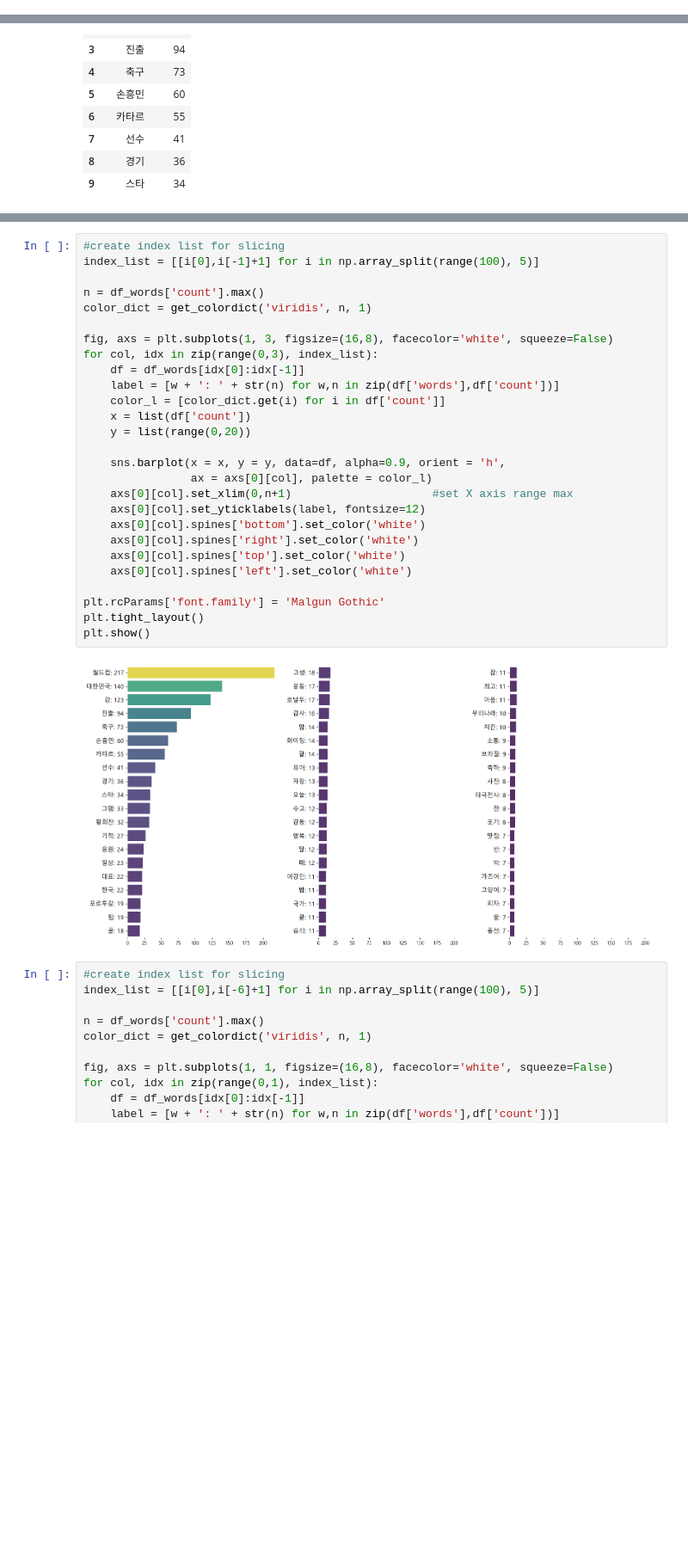
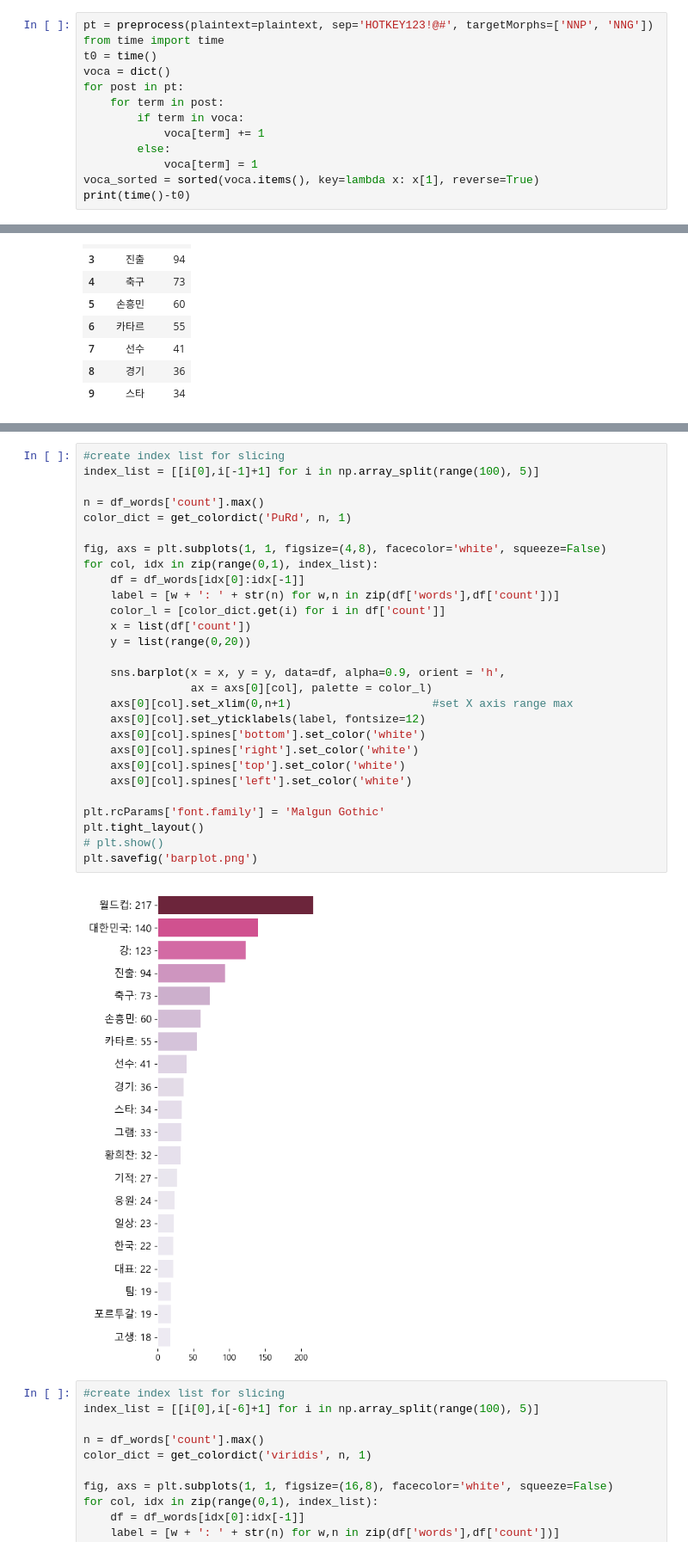
Before and after one commit to Jang-KyungWuk/Hotkey, a Jupyter notebook: HotKey_Instagram/작업중모듈/Namki_ranking_visualization.ipynb, the cells around one changed output, grey strips where cells are left out. Shown at 86% size. Cells and saved outputs as stored; diff of their text form; blank space fills up the shorter version.

Commit message:
ranking visualization, lda using bm25
워드클라우드, 바플롯, 파이플롯 저장
lda는 전처리함수 스팸필터링 기능 사용

```diff
--- a/HotKey_Instagram/작업중모듈/Namki_ranking_visualization.ipynb
+++ b/HotKey_Instagram/작업중모듈/Namki_ranking_visualization.ipynb
@@ -61,0 +86,13 @@ def wordcloud(plaintext, filename, wc_backgroundcolor='black', wc_colormap='autu
+# %%
+pt = preprocess(plaintext=plaintext, sep='HOTKEY123!@#', targetMorphs=['NNP', 'NNG'])
+from time import time
+t0 = time()
+voca = dict()
+for post in pt:
+    for term in post:
+        if term in voca:
+            voca[term] += 1
+        else:
+            voca[term] = 1
+voca_sorted = sorted(voca.items(), key=lambda x: x[1], reverse=True)
+print(time()-t0)
@@ -380,32 +418,33 @@ plt.show()
 # %%
 #create index list for slicing
 index_list = [[i[0],i[-1]+1] for i in np.array_split(range(100), 5)]
 
 n = df_words['count'].max()
-color_dict = get_colordict('viridis', n, 1)
+color_dict = get_colordict('PuRd', n, 1)
 
-fig, axs = plt.subplots(1, 3, figsize=(16,8), facecolor='white', squeeze=False)
-for col, idx in zip(range(0,3), index_list):
+fig, axs = plt.subplots(1, 1, figsize=(4,8), facecolor='white', squeeze=False)
+for col, idx in zip(range(0,1), index_list):
     df = df_words[idx[0]:idx[-1]]
     label = [w + ': ' + str(n) for w,n in zip(df['words'],df['count'])]
     color_l = [color_dict.get(i) for i in df['count']]
     x = list(df['count'])
     y = list(range(0,20))
 
     sns.barplot(x = x, y = y, data=df, alpha=0.9, orient = 'h',
                 ax = axs[0][col], palette = color_l)
     axs[0][col].set_xlim(0,n+1)                     #set X axis range max
     axs[0][col].set_yticklabels(label, fontsize=12)
     axs[0][col].spines['bottom'].set_color('white')
     axs[0][col].spines['right'].set_color('white')
     axs[0][col].spines['top'].set_color('white')
     axs[0][col].spines['left'].set_color('white')
 
 plt.rcParams['font.family'] = 'Malgun Gothic'
 plt.tight_layout()
-plt.show()
+# plt.show()
+plt.savefig('barplot.png')
 # %% [output]
-[figure, old version]
+[figure, new version]
 # %%
 #create index list for slicing
 index_list = [[i[0],i[-6]+1] for i in np.array_split(range(100), 5)]
```
Also changed, not shown: parts of 9 cells of this notebook, 4 other files.
